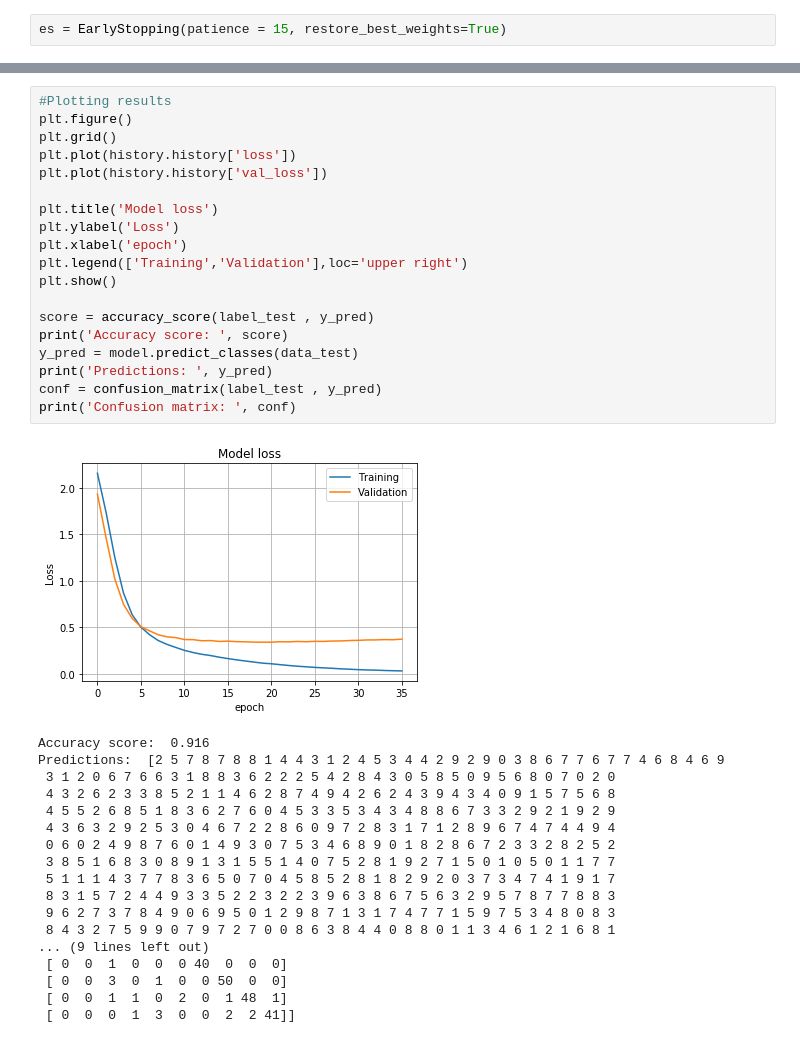
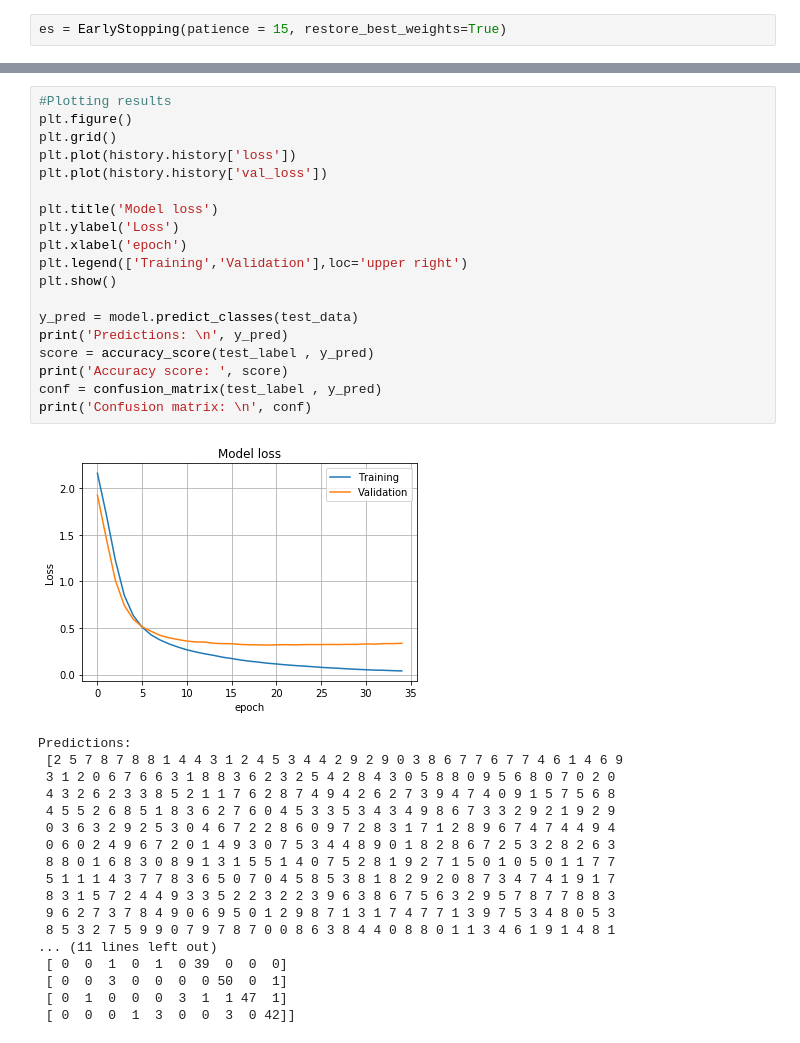
Before and after one commit to matmons/Machine-Learning, a Jupyter notebook: Lab3/Lab3_Report.ipynb, the cells around one changed output, grey strips where cells are left out. Saved outputs shown, nothing was run; the diff lists cells and outputs as text.

```diff
--- a/Lab3/Lab3_Report.ipynb
+++ b/Lab3/Lab3_Report.ipynb
@@ -78,38 +118,38 @@ _________________________________________________________________
 # %%
 #Plotting results
 plt.figure()
 plt.grid()
 plt.plot(history.history['loss'])
 plt.plot(history.history['val_loss'])
 
 plt.title('Model loss')
 plt.ylabel('Loss')
 plt.xlabel('epoch')
 plt.legend(['Training','Validation'],loc='upper right')
 plt.show()
 
-score = accuracy_score(label_test , y_pred)
+y_pred = model.predict_classes(test_data)
+print('Predictions: \n', y_pred)
+score = accuracy_score(test_label , y_pred)
 print('Accuracy score: ', score)
-y_pred = model.predict_classes(data_test)
-print('Predictions: ', y_pred)
-conf = confusion_matrix(label_test , y_pred)
-print('Confusion matrix: ', conf)
+conf = confusion_matrix(test_label , y_pred)
+print('Confusion matrix: \n', conf)
 # %% [output]
-[figure, old version]
+[figure, new version]
-Accuracy score:  0.916
-Predictions:  [2 5 7 8 7 8 8 1 4 4 3 1 2 4 5 3 4 4 2 9 2 9 0 3 8 6 7 7 6 7 7 4 6 8 4 6 9
- 3 1 2 0 6 7 6 6 3 1 8 8 3 6 2 2 2 5 4 2 8 4 3 0 5 8 5 0 9 5 6 8 0 7 0 2 0
- 4 3 2 6 2 3 3 8 5 2 1 1 4 6 2 8 7 4 9 4 2 6 2 4 3 9 4 3 4 0 9 1 5 7 5 6 8
- 4 5 5 2 6 8 5 1 8 3 6 2 7 6 0 4 5 3 3 5 3 4 3 4 8 8 6 7 3 3 2 9 2 1 9 2 9
- 4 3 6 3 2 9 2 5 3 0 4 6 7 2 2 8 6 0 9 7 2 8 3 1 7 1 2 8 9 6 7 4 7 4 4 9 4
- 0 6 0 2 4 9 8 7 6 0 1 4 9 3 0 7 5 3 4 6 8 9 0 1 8 2 8 6 7 2 3 3 2 8 2 5 2
- 3 8 5 1 6 8 3 0 8 9 1 3 1 5 5 1 4 0 7 5 2 8 1 9 2 7 1 5 0 1 0 5 0 1 1 7 7
- 5 1 1 1 4 3 7 7 8 3 6 5 0 7 0 4 5 8 5 2 8 1 8 2 9 2 0 3 7 3 4 7 4 1 9 1 7
+Predictions:
+ [2 5 7 8 7 8 8 1 4 4 3 1 2 4 5 3 4 4 2 9 2 9 0 3 8 6 7 7 6 7 7 4 6 1 4 6 9
+ 3 1 2 0 6 7 6 6 3 1 8 8 3 6 2 3 2 5 4 2 8 4 3 0 5 8 8 0 9 5 6 8 0 7 0 2 0
+ 4 3 2 6 2 3 3 8 5 2 1 1 7 6 2 8 7 4 9 4 2 6 2 7 3 9 4 7 4 0 9 1 5 7 5 6 8
+ 4 5 5 2 6 8 5 1 8 3 6 2 7 6 0 4 5 3 3 5 3 4 3 4 9 8 6 7 3 3 2 9 2 1 9 2 9
+ 0 3 6 3 2 9 2 5 3 0 4 6 7 2 2 8 6 0 9 7 2 8 3 1 7 1 2 8 9 6 7 4 7 4 4 9 4
+ 0 6 0 2 4 9 6 7 2 0 1 4 9 3 0 7 5 3 4 4 8 9 0 1 8 2 8 6 7 2 5 3 2 8 2 6 3
+ 8 8 0 1 6 8 3 0 8 9 1 3 1 5 5 1 4 0 7 5 2 8 1 9 2 7 1 5 0 1 0 5 0 1 1 7 7
+ 5 1 1 1 4 3 7 7 8 3 6 5 0 7 0 4 5 8 5 3 8 1 8 2 9 2 0 8 7 3 4 7 4 1 9 1 7
  8 3 1 5 7 2 4 4 9 3 3 5 2 2 3 2 2 3 9 6 3 8 6 7 5 6 3 2 9 5 7 8 7 7 8 8 3
- 9 6 2 7 3 7 8 4 9 0 6 9 5 0 1 2 9 8 7 1 3 1 7 4 7 7 1 5 9 7 5 3 4 8 0 8 3
- 8 4 3 2 7 5 9 9 0 7 9 7 2 7 0 0 8 6 3 8 4 4 0 8 8 0 1 1 3 4 6 1 2 1 6 8 1
-... (9 lines left out)
- [ 0  0  1  0  0  0 40  0  0  0]
- [ 0  0  3  0  1  0  0 50  0  0]
- [ 0  0  1  1  0  2  0  1 48  1]
- [ 0  0  0  1  3  0  0  2  2 41]]
+ 9 6 2 7 3 7 8 4 9 0 6 9 5 0 1 2 9 8 7 1 3 1 7 4 7 7 1 3 9 7 5 3 4 8 0 5 3
+ 8 5 3 2 7 5 9 9 0 7 9 7 8 7 0 0 8 6 3 8 4 4 0 8 8 0 1 1 3 4 6 1 9 1 4 8 1
+... (11 lines left out)
+ [ 0  0  1  0  1  0 39  0  0  0]
+ [ 0  0  3  0  0  0  0 50  0  1]
+ [ 0  1  0  0  0  3  1  1 47  1]
+ [ 0  0  0  1  3  0  0  3  0 42]]
```
Also changed, not shown: parts of 12 cells of this notebook, 12 other files.
